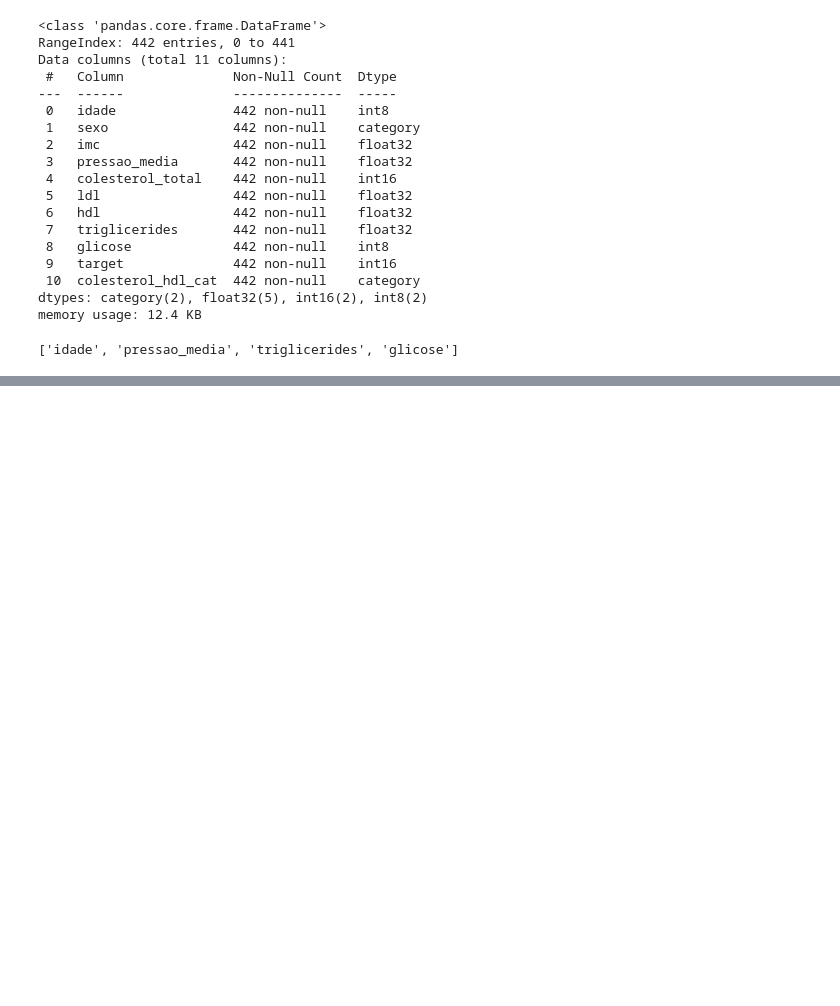
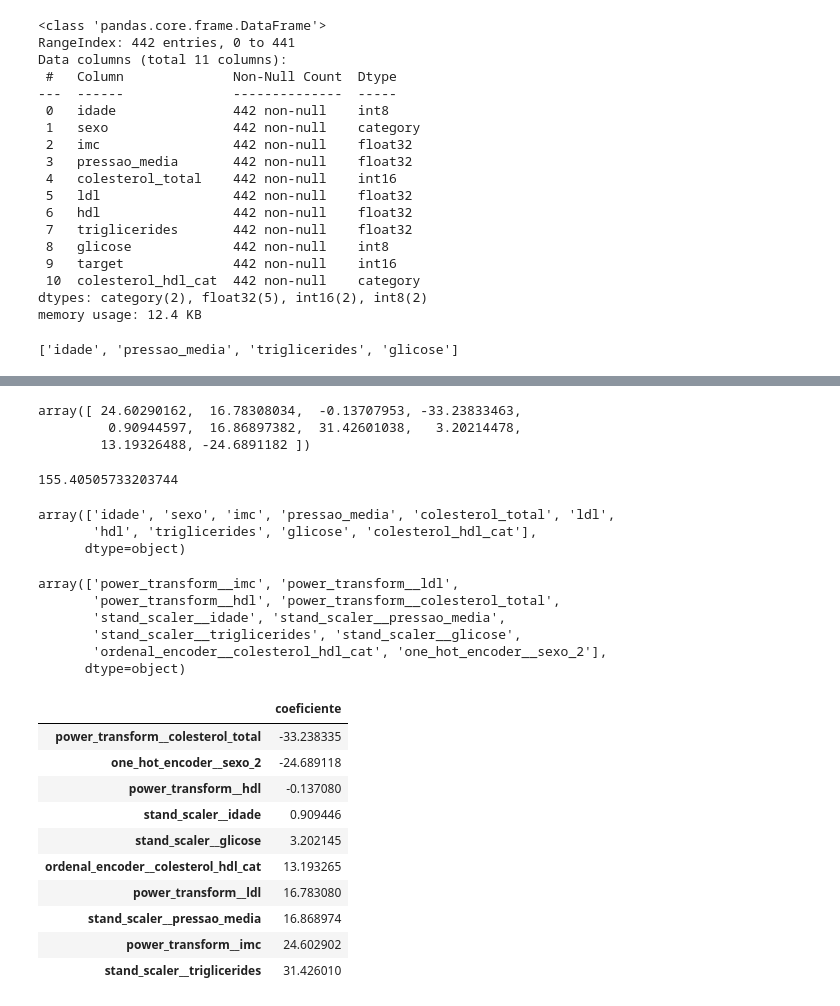
Before and after one commit to PauloViniciusR/Modelos_regressao, a Jupyter notebook: notebooks/06_outras_transformacoes.ipynb, the cells around one changed output, grey strips where cells are left out. Saved outputs shown, nothing was run; the diff lists cells and outputs as text; code cells hidden in the pictures; blank space fills up the shorter version.

```diff
--- a/notebooks/06_outras_transformacoes.ipynb
+++ b/notebooks/06_outras_transformacoes.ipynb
@@ -166,3 +172,10 @@ colunas_standard_scaler
 categorias_ordinal_enconder = [
     ["2-3", "4-5", "6+"],
 ]
+# %%
+X = df.drop(columns="target")
+y = df["target"]
+
+X_train, X_test, y_train, y_test = train_test_split(
+    X, y, test_size=0.2, random_state=RANDOM_STATE
+)
@@ -168,0 +240,44 @@ categorias_ordinal_enconder = [
+# %%
+pipeline["reg"].coef_
+# %% [output]
+array([ 24.60290162,  16.78308034,  -0.13707953, -33.23833463,
+         0.90944597,  16.86897382,  31.42601038,   3.20214478,
+        13.19326488, -24.6891182 ])
+# %%
+pipeline["reg"].intercept_
+# %% [output]
+155.40505733203744
+# %%
+pipeline["preprocessor"].feature_names_in_
+# %% [output]
+array(['idade', 'sexo', 'imc', 'pressao_media', 'colesterol_total', 'ldl',
+       'hdl', 'triglicerides', 'glicose', 'colesterol_hdl_cat'],
+      dtype=object)
+# %%
+pipeline["preprocessor"].get_feature_names_out()
+# %% [output]
+array(['power_transform__imc', 'power_transform__ldl',
+       'power_transform__hdl', 'power_transform__colesterol_total',
+       'stand_scaler__idade', 'stand_scaler__pressao_media',
+       'stand_scaler__triglicerides', 'stand_scaler__glicose',
+       'ordenal_encoder__colesterol_hdl_cat', 'one_hot_encoder__sexo_2'],
+      dtype=object)
+# %%
+coefs = dataframe_coeficientes(
+    pipeline["reg"].coef_,
+    pipeline["preprocessor"].get_feature_names_out()
+)
+
+coefs
+# %% [output]
+|  | coeficiente |
+| power_transform__colesterol_total | -33.238335 |
+| one_hot_encoder__sexo_2 | -24.689118 |
+| power_transform__hdl | -0.137080 |
+| stand_scaler__idade | 0.909446 |
+| stand_scaler__glicose | 3.202145 |
+| ordenal_encoder__colesterol_hdl_cat | 13.193265 |
+| power_transform__ldl | 16.783080 |
+| stand_scaler__pressao_media | 16.868974 |
+| power_transform__imc | 24.602902 |
+| stand_scaler__triglicerides | 31.426010 |
```
Also changed, not shown: parts of 5 cells of this notebook.
